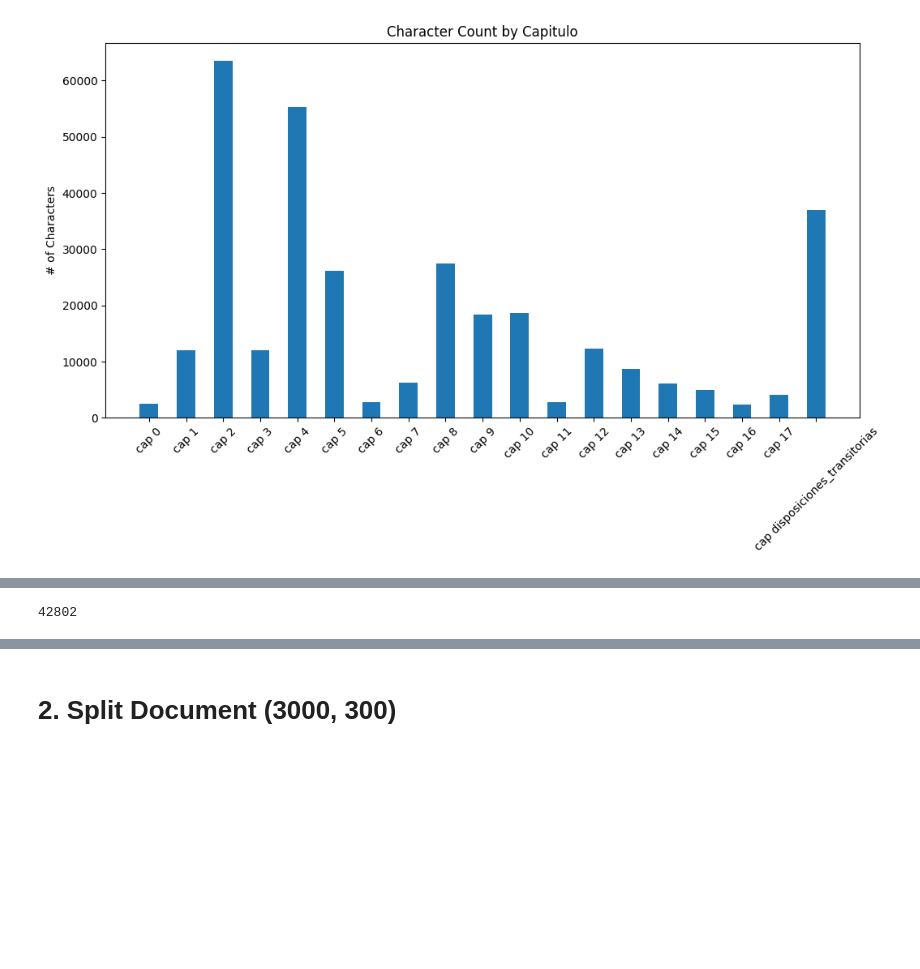
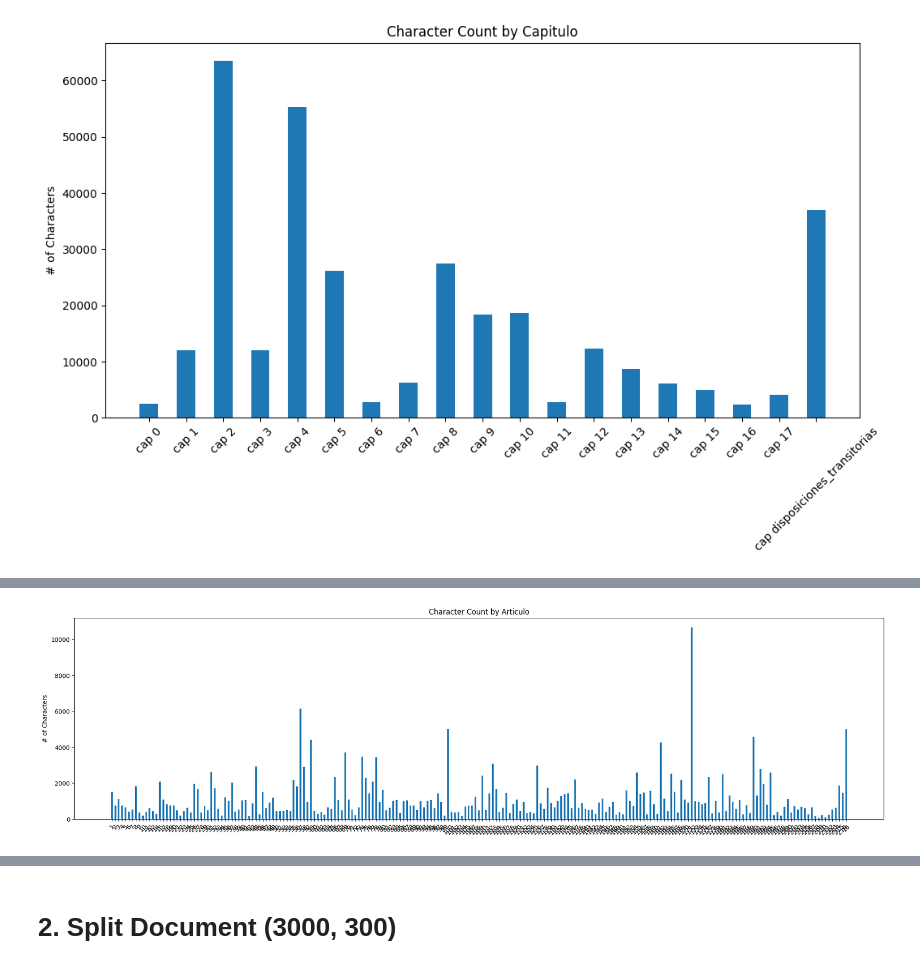
Before and after one commit to ensamblador/chat-borrador-constitucional-2023, a Jupyter notebook: 00_create_vector_db.ipynb, the cells around one changed output, grey strips where cells are left out. Cells and saved outputs as stored; diff of their text form; code cells hidden in the pictures; blank space fills up the shorter version.

```diff
--- a/00_create_vector_db.ipynb
+++ b/00_create_vector_db.ipynb
@@ -131,7 +142,19 @@ plt.show()
 # %%
-len(articulos_finales[15]['content'])
+del articulos_finales[15]
-# %% [output]
-42802
+# %%
+texts = articulos_finales#[150:]
+
+char_counts = [len(text["content"]) for text in texts]
+labels  = [f'{text["metadata"]["articulo"]}'for  text in texts]
+plt.figure(figsize=(24, 6))
+
+plt.bar(labels, char_counts, width=0.5)
+plt.ylabel('# of Characters')
+plt.title('Character Count by Articulo')
+plt.xticks(rotation=45)
+plt.show()
+# %% [output]
+[figure, added]
 # %%
 art_docs = []
 for i,af in enumerate(articulos_finales):
```
Also changed, not shown: parts of 18 cells of this notebook, 11 other files.
